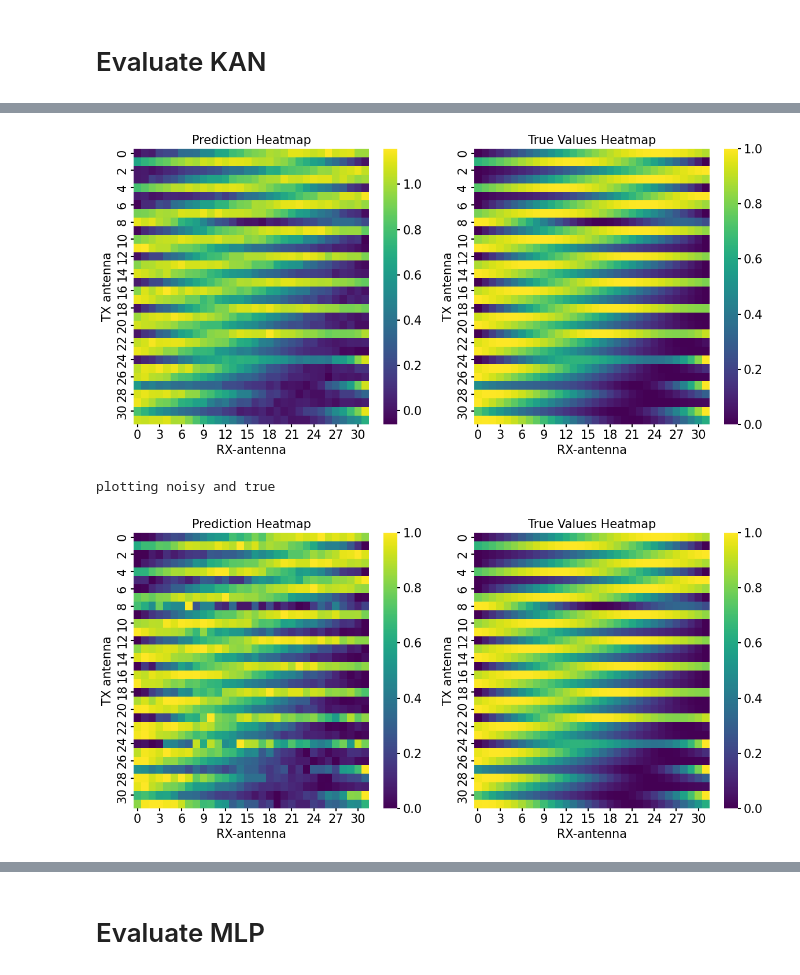
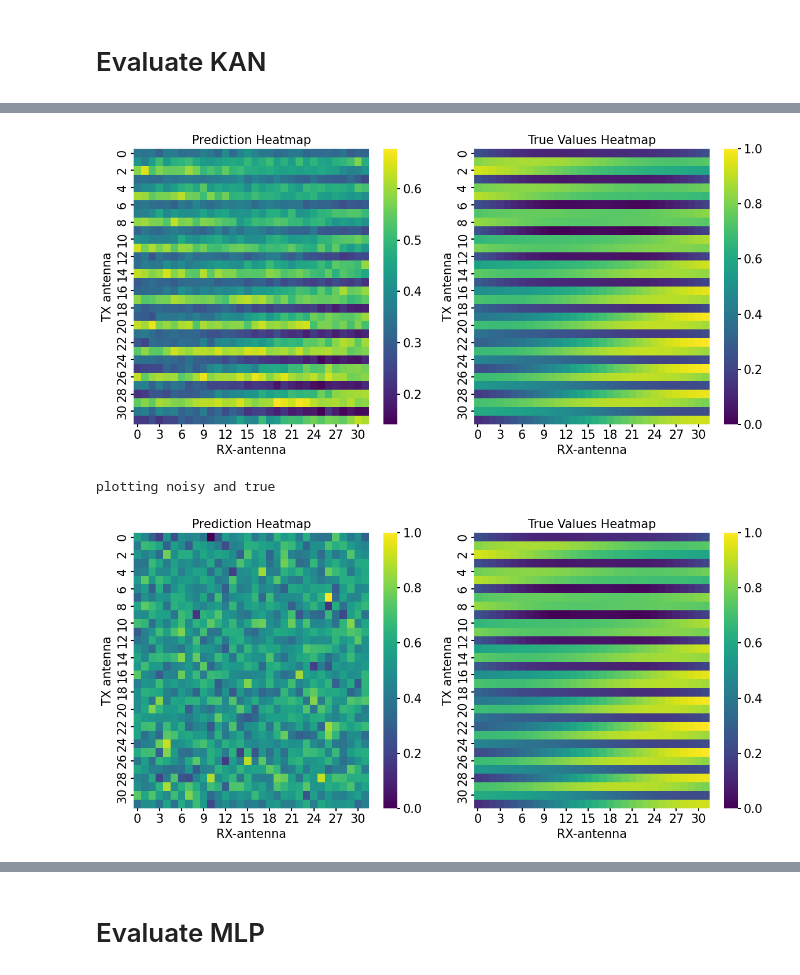
Before and after one commit to zeshenbao/KAN-Kolmogorov-Arnold-Networks, a Jupyter notebook: evaluate_models.ipynb, the cells around one changed output, grey strips where cells are left out. Drawn from its saved outputs; the diff is of its cells as text; code cells hidden in the pictures.

```diff
--- a/evaluate_models.ipynb
+++ b/evaluate_models.ipynb
@@ -140,23 +141,23 @@ saving model version 0.0
 # %%
 # plot pred and true
 if deepmimo:
-    pred_sample = y_preds['preds'][0]
-    true_sample = tensors['test'][1][0]
+    pred_sample = y_preds['preds'][5]
+    true_sample = tensors['test'][1][5]
     kan_model.plot_deepmimo(true_sample=true_sample, pred_sample=pred_sample,save=False)
 else:
     kan_model.plot_prediction(data=tensors, y_preds=y_preds['preds'], type_='test', save=True)
 # %% [output]
-[figure, old version]
+[figure, new version]
 # %%
 # plot noise and true
 if deepmimo:
     print(f"plotting noisy and true")
-    pred_sample = tensors['test'][0][0]
-    true_sample = tensors['test'][1][0]
+    pred_sample = tensors['test'][0][5]
+    true_sample = tensors['test'][1][5]
     kan_model.plot_deepmimo(true_sample=true_sample, pred_sample=pred_sample,save=False)
 # %% [output]
 plotting noisy and true
-[figure, old version]
+[figure, new version]
 # %%
 num_samples = tensors['test'][0].shape
 noisy = tensors['test'][0] # [20, 1024]
```
Also changed, not shown: parts of 7 cells of this notebook, 4 other files.
